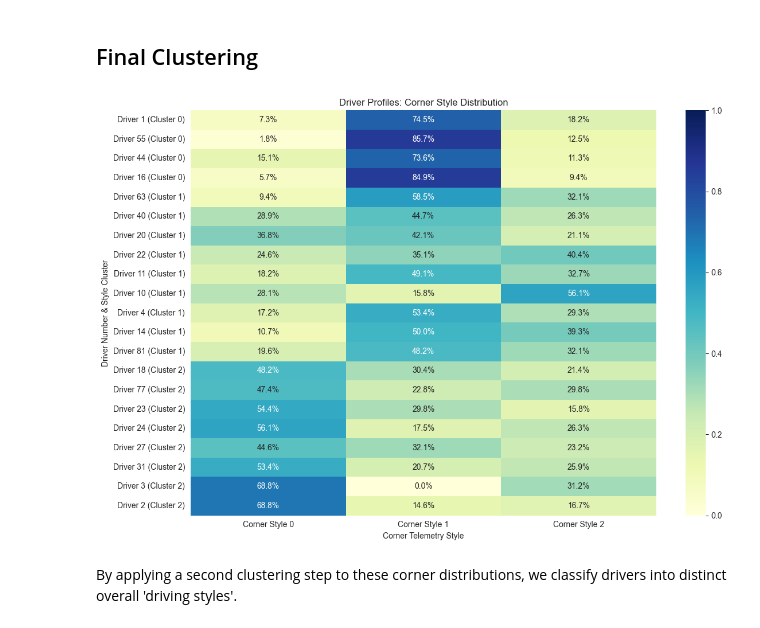
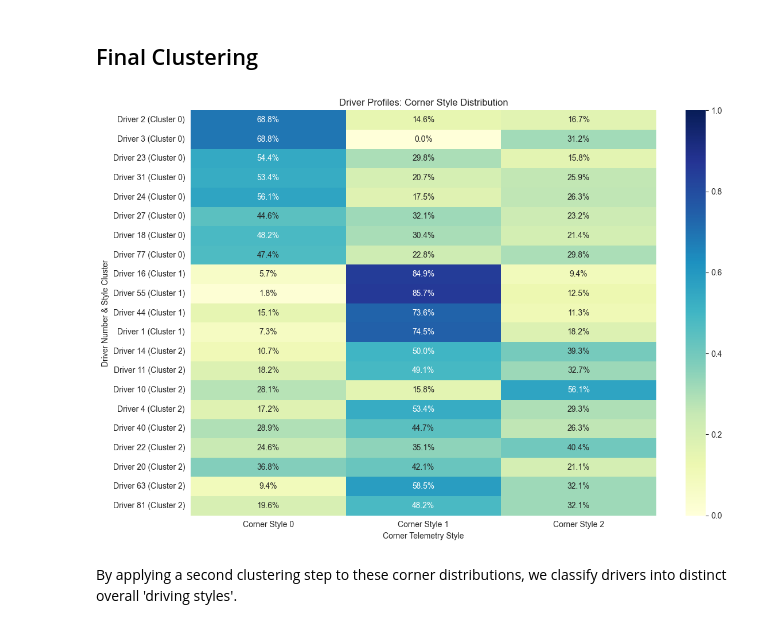
Before and after one commit to idobrenerm-gif/F1-Clustering-Project, a Jupyter notebook: roee_notebook/05_Clustering_With_PCA.ipynb, the cells around one changed output. Drawn from its saved outputs; the diff is of its cells as text; code cells hidden in the pictures.

```diff
--- a/roee_notebook/05_Clustering_With_PCA.ipynb
+++ b/roee_notebook/05_Clustering_With_PCA.ipynb
@@ -178,31 +180,36 @@ plt.show()
 This visualization reveals individual driving habits by highlighting the most common cornering style assigned to each driver.
 # %% [markdown]
 ## Final Clustering
-# %%
-driver_profiles = pd.crosstab(df['driver_number'], df['kmeans_cluster'], normalize='index')
-driver_profiles.columns = [f'Corner Style {c}' for c in driver_profiles.columns]
-
-kmeans_drivers = KMeans(n_clusters=3, random_state=42)
-driver_profiles['Driver_Style_Cluster'] = kmeans_drivers.fit_predict(driver_profiles)
-
-driver_profiles_sorted = driver_profiles.sort_values('Driver_Style_Cluster')
-cluster_labels = driver_profiles_sorted.pop('Driver_Style_Cluster')
-
-plt.figure(figsize=(12, 8))
-sns.heatmap(driver_profiles_sorted, annot=True, fmt=".1%", cmap="YlGnBu", vmin=0, vmax=1)
-
-y_labels = [f"Driver {idx} (Cluster {c})" for idx, c in zip(driver_profiles_sorted.index, cluster_labels)]
-plt.yticks(ticks=[i + 0.5 for i in range(len(y_labels))], labels=y_labels, rotation=0)
-
-plt.title('Driver Profiles: Corner Style Distribution')
-plt.ylabel('Driver Number & Style Cluster')
-plt.xlabel('Corner Telemetry Style')
-plt.tight_layout()
-plt.show()
-
-driver_profiles_sorted['Driver_Style_Cluster'] = cluster_labels
-# %% [output]
-[figure, removed]
+# %%
+driver_profiles = pd.crosstab(df['driver_number'], df['kmeans_cluster'], normalize='index')
+driver_profiles.columns = [f'Corner Style {c}' for c in driver_profiles.columns]
+kmeans_drivers = KMeans(n_clusters=3, random_state=42)
+driver_profiles['Driver_Style_Cluster'] = kmeans_drivers.fit_predict(driver_profiles)
+mapping_dict = {
+    0: 1,
+    1: 2,
+    2: 0
+}
+driver_profiles['Driver_Style_Cluster'] = driver_profiles['Driver_Style_Cluster'].map(mapping_dict)
+
+driver_profiles_sorted = driver_profiles.sort_values('Driver_Style_Cluster')
+cluster_labels = driver_profiles_sorted.pop('Driver_Style_Cluster')
+
+plt.figure(figsize=(12, 8))
+sns.heatmap(driver_profiles_sorted, annot=True, fmt=".1%", cmap="YlGnBu", vmin=0, vmax=1)
+
+y_labels = [f"Driver {idx} (Cluster {c})" for idx, c in zip(driver_profiles_sorted.index, cluster_labels)]
+plt.yticks(ticks=[i + 0.5 for i in range(len(y_labels))], labels=y_labels, rotation=0)
+
+plt.title('Driver Profiles: Corner Style Distribution')
+plt.ylabel('Driver Number & Style Cluster')
+plt.xlabel('Corner Telemetry Style')
+plt.tight_layout()
+plt.show()
+
+driver_profiles_sorted['Driver_Style_Cluster'] = cluster_labels
+# %% [output]
+[figure, added]
 # %% [markdown]
 By applying a second clustering step to these corner distributions, we classify drivers into distinct overall 'driving styles'.
 # %% [markdown]
```
Also changed, not shown: parts of 3 cells of this notebook, 1 other file.
